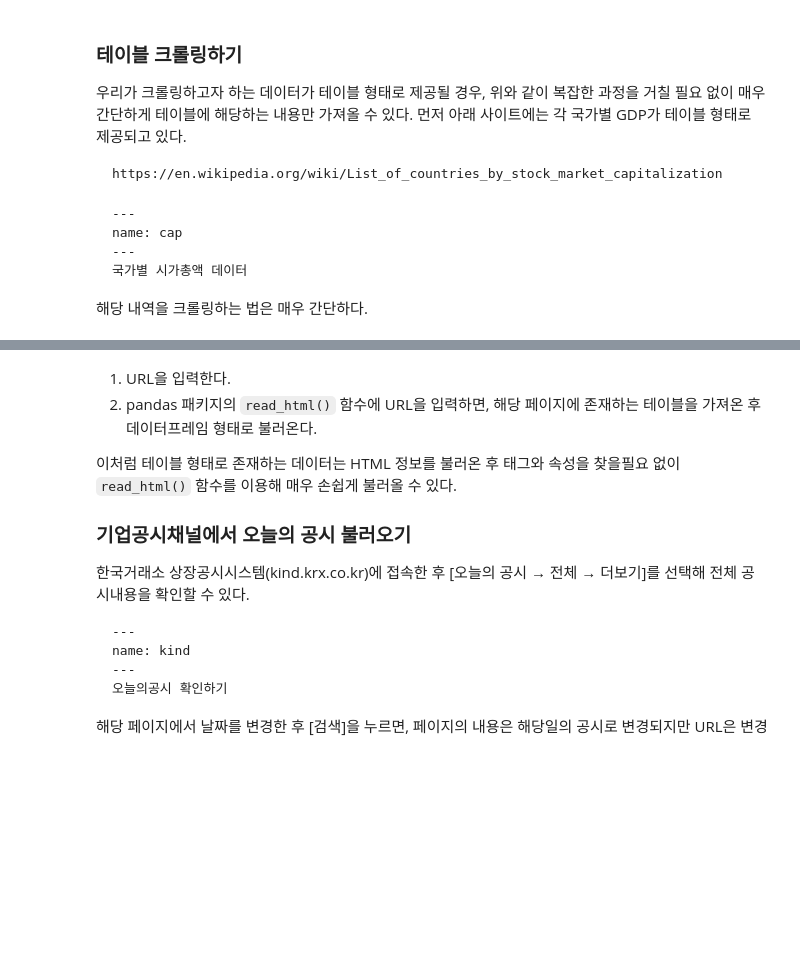
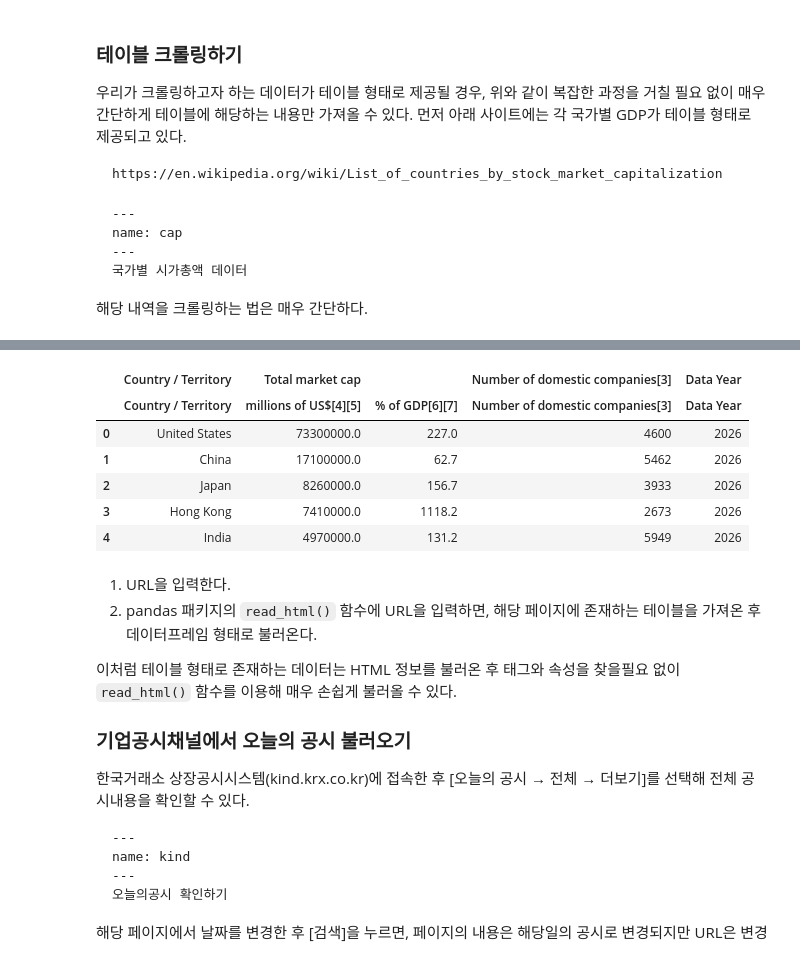
Before and after one commit to hanyi02/KDT14_python, a Jupyter notebook: 4_Numpy/crawl_basic.ipynb, the cells around one changed output, grey strips where cells are left out. Cells and saved outputs as stored; diff of their text form; code cells hidden in the pictures; blank space fills up the shorter version.

```diff
--- a/4_Numpy/crawl_basic.ipynb
+++ b/4_Numpy/crawl_basic.ipynb
@@ -468,3 +510,19 @@ tbl[0].head()
+# %%
+res = rq.get('https://en.wikipedia.org/wiki/List_of_countries_by_stock_market_capitalization',
+             headers = { "User-Agent": "Mozilla/5.0 (Windows NT 10.0; Win64; x64) AppleWebKit/537.36 (KHTML, like Gecko) Chrome/120.0.0.0 Safari/537.36" })
+from io import StringIO
+html_fp = StringIO(res.text)
+import pandas as pd
+tbl = pd.read_html(html_fp)
+tbl[0].head()
+# %% [output]
+|  | Country / Territory | Total market cap |  | Number of domestic companies[3] | Data Year |
+|  | Country / Territory | millions of US$[4][5] | % of GDP[6][7] | Number of domestic companies[3] | Data Year |
+| 0 | United States | 73300000.0 | 227.0 | 4600 | 2026 |
+| 1 | China | 17100000.0 | 62.7 | 5462 | 2026 |
+| 2 | Japan | 8260000.0 | 156.7 | 3933 | 2026 |
+| 3 | Hong Kong | 7410000.0 | 1118.2 | 2673 | 2026 |
+| 4 | India | 4970000.0 | 131.2 | 5949 | 2026 |
 # %% [markdown]
 1. URL을 입력한다.
 2. pandas 패키지의 `read_html()` 함수에 URL을 입력하면, 해당 페이지에 존재하는 테이블을 가져온 후 데이터프레임 형태로 불러온다.
```
Also changed, not shown: parts of 10 cells of this notebook, 11 other files.
